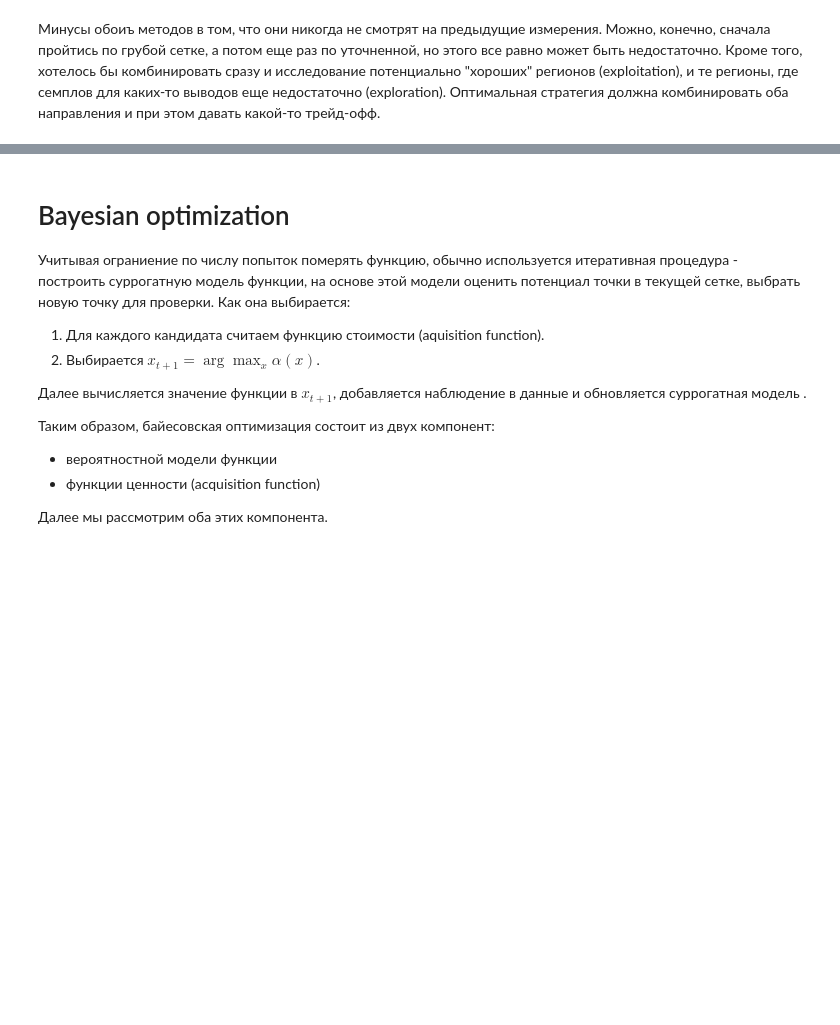
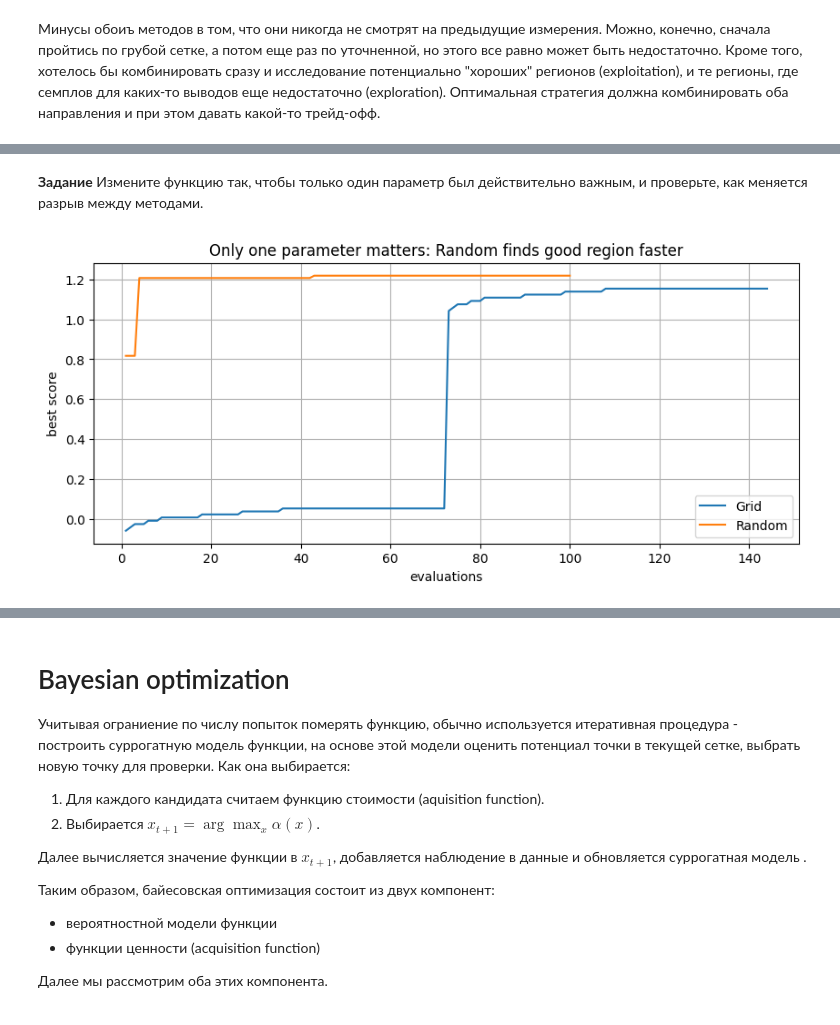
Before and after one commit to akpchelkova/spbu_ml_2026, a Jupyter notebook: notebooks/hyperparameter_optimization.ipynb, the cells around one changed output, grey strips where cells are left out. Drawn from its saved outputs; the diff is of its cells as text; code cells hidden in the pictures; blank space fills up the shorter version.

```diff
--- a/notebooks/hyperparameter_optimization.ipynb
+++ b/notebooks/hyperparameter_optimization.ipynb
@@ -124,0 +158,36 @@ plt.show()
+# %% [markdown]
+**Задание** Измените функцию так, чтобы только один параметр был действительно важным, и проверьте, как меняется разрыв между методами.
+# %%
+def score_one_important(c1, c2, c3, c4):
+    return 1.2 * np.exp(-((c1 - 0.75)**2) / 0.08) + 0.05 * (c2 + c3 + c4) / 3
+
+budget = 100
+c1_grid = np.linspace(-1.0, 1.5, 4)
+c2_grid = np.linspace(-1.5, 1.2, 4)
+c3_grid = np.linspace(-1.0, 1.0, 3)
+c4_grid = np.linspace(-1.0, 1.0, 3)
+grid_points = np.array([(c1, c2, c3, c4) for c1 in c1_grid for c2 in c2_grid for c3 in c3_grid for c4 in c4_grid])
+grid_scores = np.array([score_one_important(*p) for p in grid_points])
+grid_best = np.maximum.accumulate(grid_scores)
+
+rng = np.random.default_rng(42)
+rand_points = np.column_stack([
+    rng.uniform(-1.0, 1.5, budget),
+    rng.uniform(-1.5, 1.2, budget),
+    rng.uniform(-1.0, 1.0, budget),
+    rng.uniform(-1.0, 1.0, budget),
+])
+rand_scores = np.array([score_one_important(*p) for p in rand_points])
+rand_best = np.maximum.accumulate(rand_scores)
+
+plt.figure(figsize=(10, 4))
+plt.plot(np.arange(1, len(grid_best)+1), grid_best, label='Grid')
+plt.plot(np.arange(1, budget+1), rand_best, label='Random')
+plt.xlabel('evaluations')
+plt.ylabel('best score')
+plt.title('Only one parameter matters: Random finds good region faster')
+plt.legend()
+plt.grid(True)
+plt.show()
+# %% [output]
+[figure, added]
```
Also changed, not shown: parts of 18 cells of this notebook.
